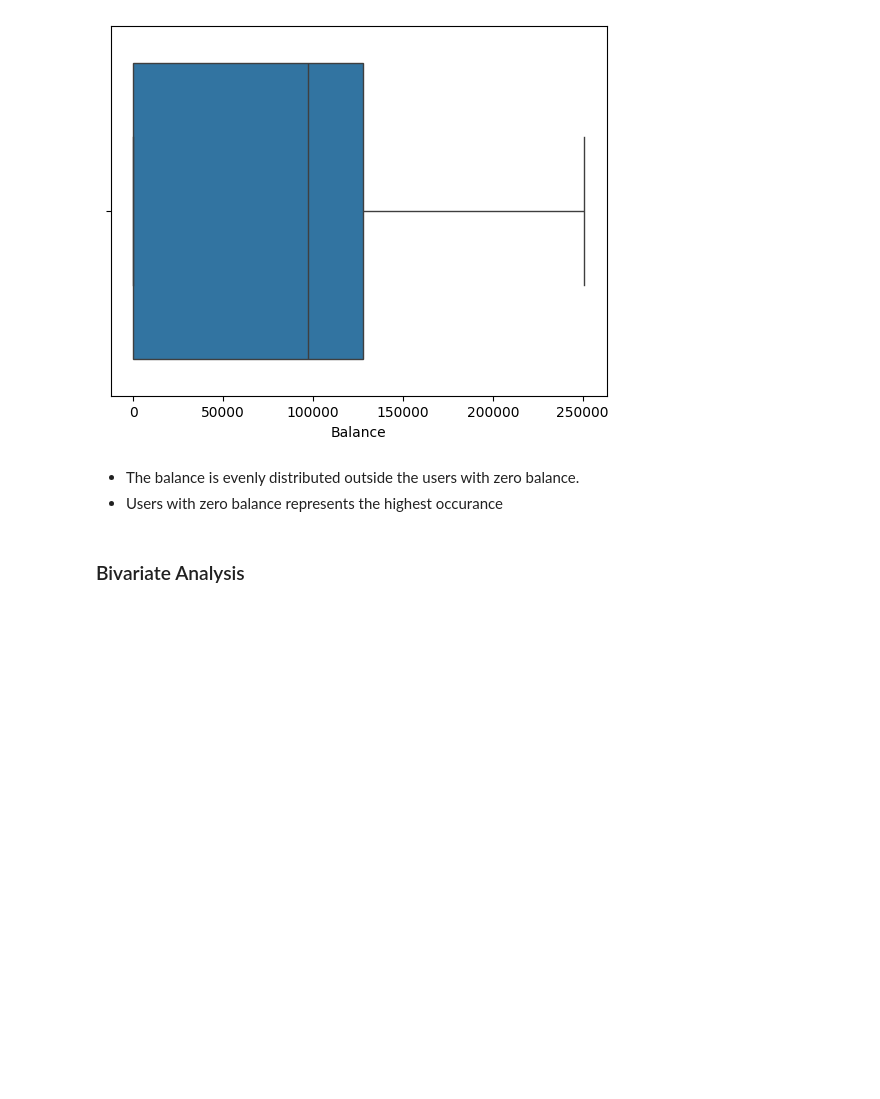
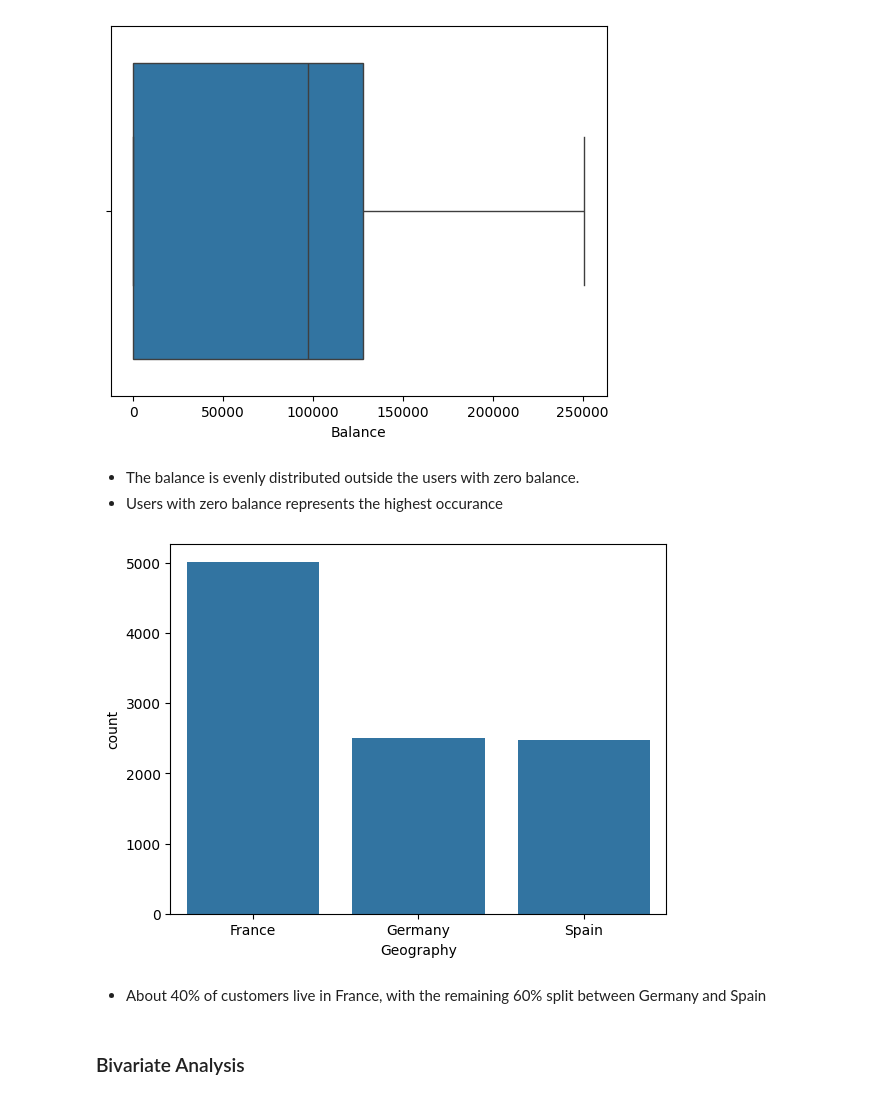
Before and after one commit to lhughey/AIML_Course, a Jupyter notebook: Project 4 - NN - Bank Churn Prediction/INN_Learner_Notebook_Full_code.ipynb, the cells around one changed output. Saved outputs shown, nothing was run; the diff lists cells and outputs as text; code cells hidden in the pictures; blank space fills up the shorter version.

```diff
--- a/Project 4 - NN - Bank Churn Prediction/INN_Learner_Notebook_Full_code.ipynb
+++ b/Project 4 - NN - Bank Churn Prediction/INN_Learner_Notebook_Full_code.ipynb
@@ -225,6 +225,14 @@ plt.show()
 # %% [markdown]
 - The balance is evenly distributed outside the users with zero balance.
 - Users with zero balance represents the highest occurance
+# %%
+#countplot for the geography
+sns.countplot(data=data,x='Geography')
+plt.show()
+# %% [output]
+[figure, added]
+# %% [markdown]
+- About 40% of customers live in France, with the remaining 60% split between Germany and Spain
 # %% [markdown]
 ### Bivariate Analysis
 # %% [markdown]
```
